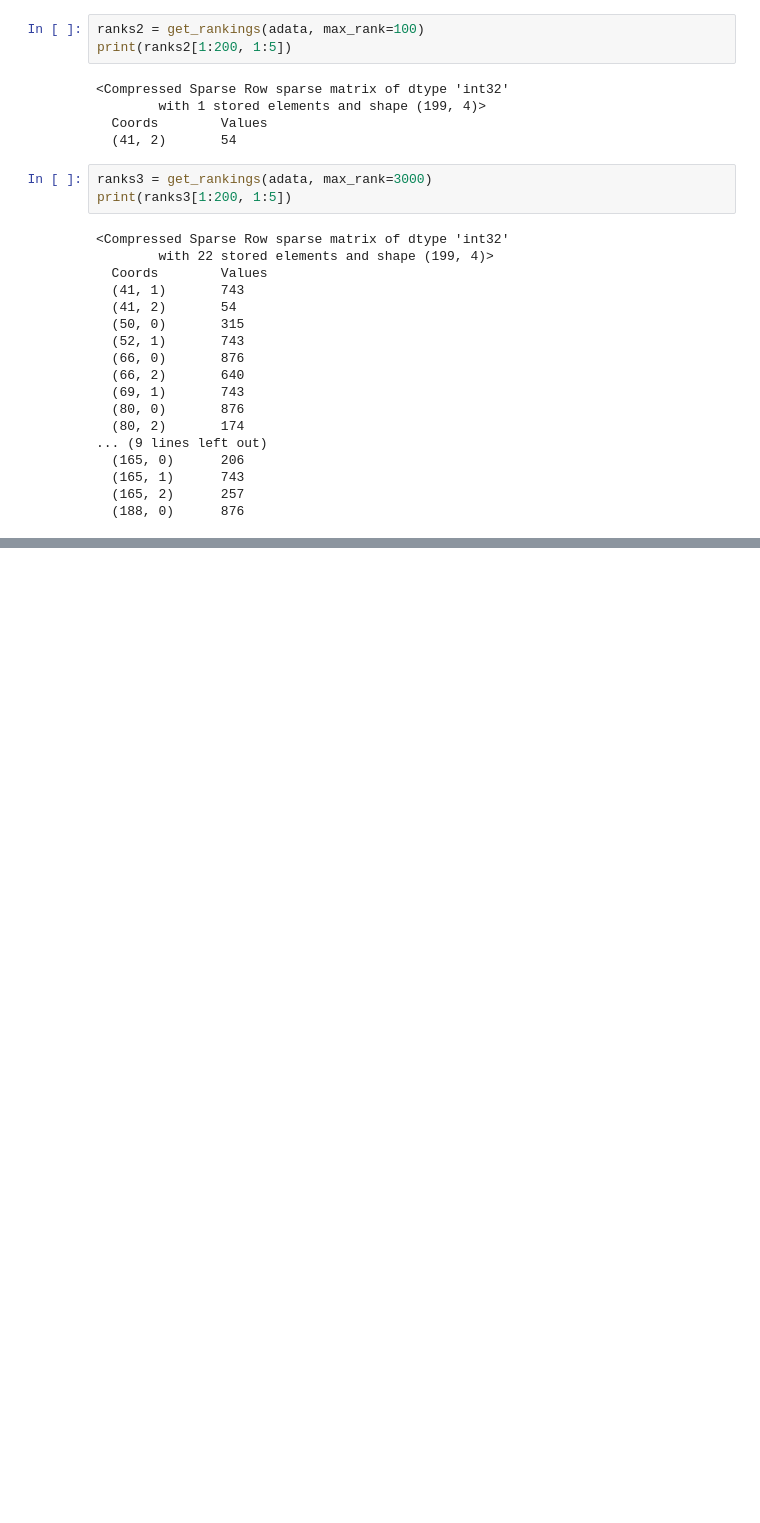
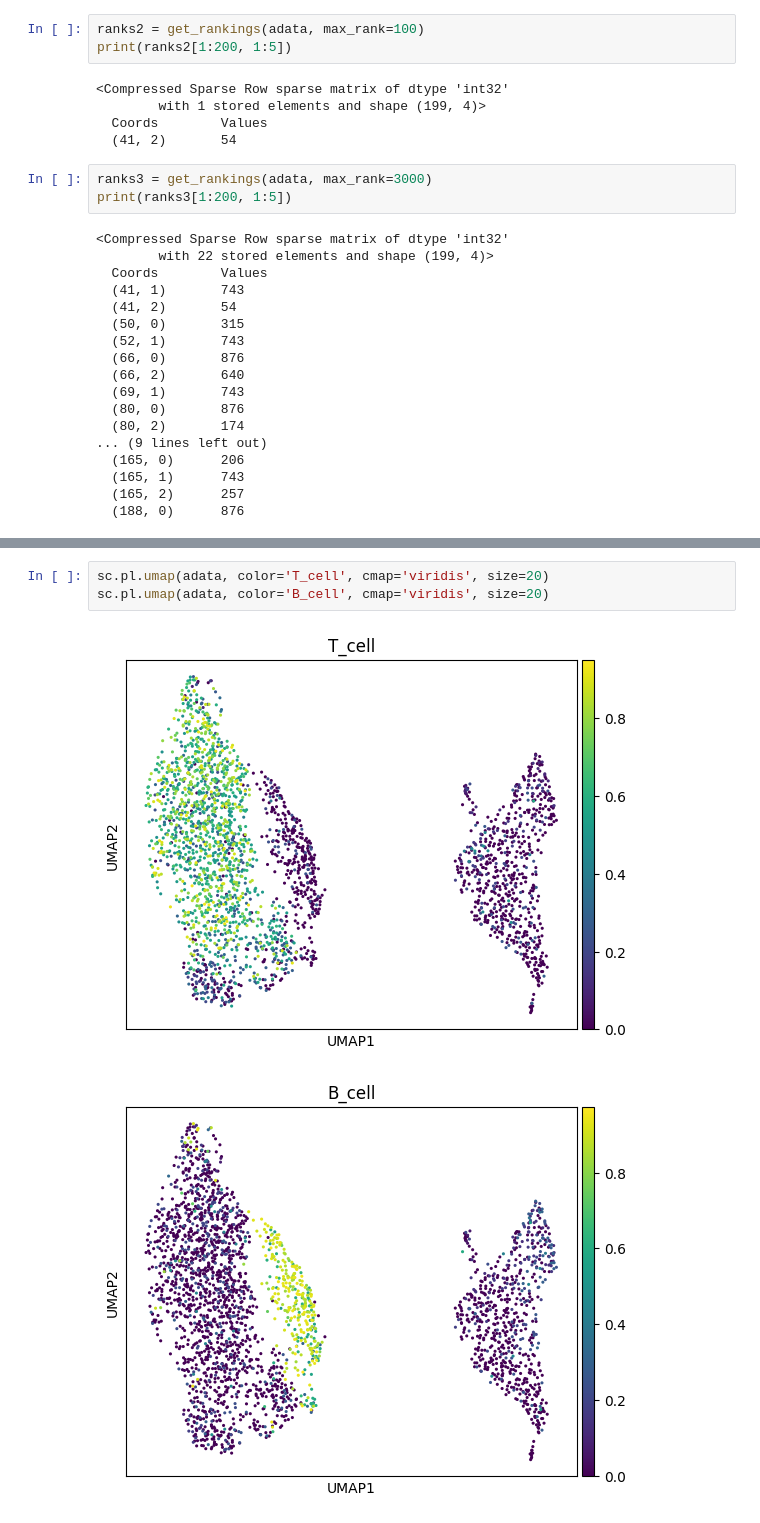
Before and after one commit to carmonalab/pyucell, a Jupyter notebook: examples/test.ipynb, the cells around one changed output, grey strips where cells are left out. Drawn from its saved outputs; the diff is of its cells as text; blank space fills up the shorter version.

```diff
--- a/examples/test.ipynb
+++ b/examples/test.ipynb
@@ -231,0 +266,6 @@ print(ranks3[1:200, 1:5])
+# %%
+sc.pl.umap(adata, color='T_cell', cmap='viridis', size=20)
+sc.pl.umap(adata, color='B_cell', cmap='viridis', size=20)
+# %% [output]
+[figure, added]
+[figure, added]
```
Also changed, not shown: parts of 3 cells of this notebook, 4 other files.
